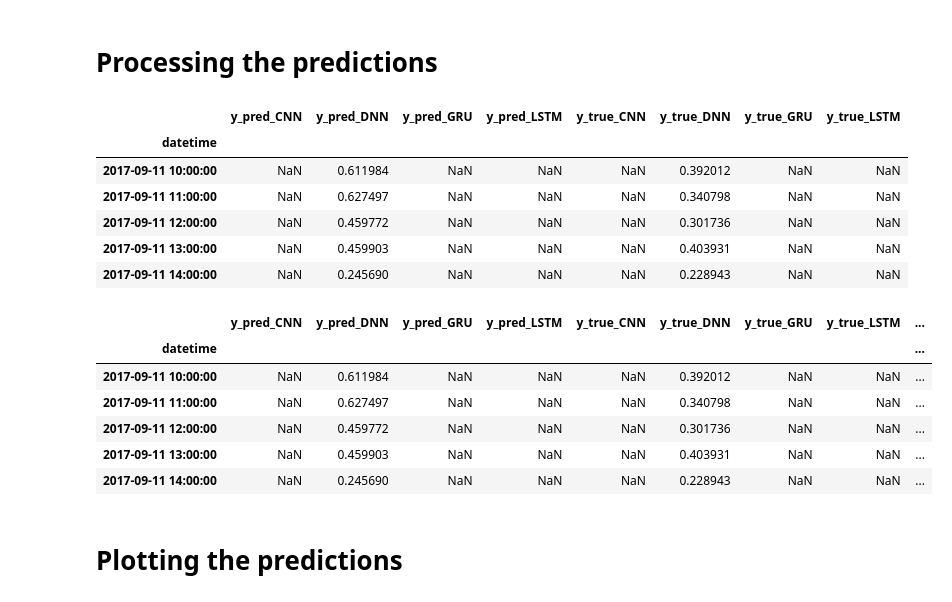
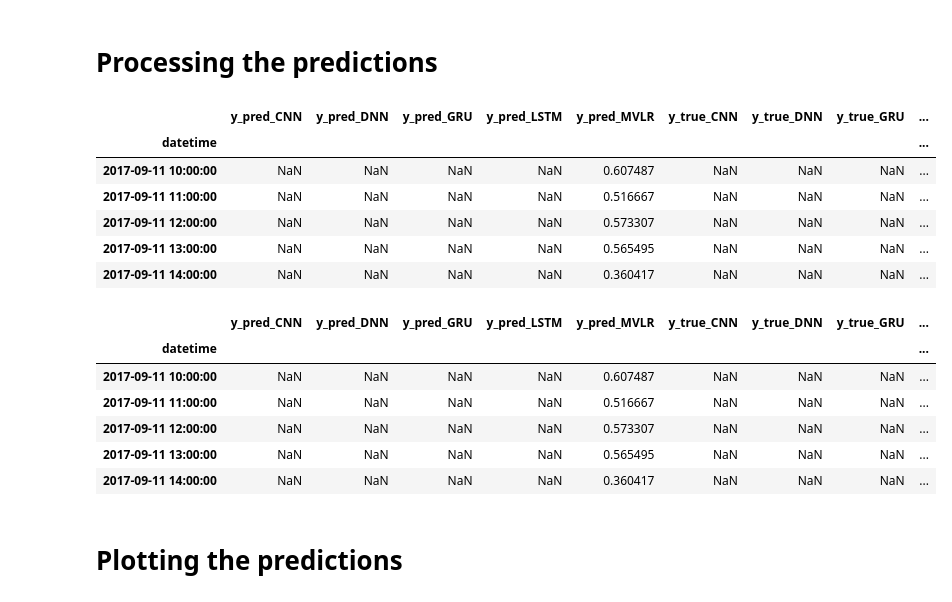
Before and after one commit to deKeijzer/Multivariate-time-series-models-in-Keras, a Jupyter notebook: notebooks/Model results.ipynb, the cells around one changed output. Cells and saved outputs as stored; diff of their text form; code cells hidden in the pictures.

```diff
--- a/notebooks/Model results.ipynb
+++ b/notebooks/Model results.ipynb
@@ -12,7 +12,7 @@ sns.set()
 # %% [markdown]
 # Loading the model predictions
 # %%
-models = ['DNN', 'LSTM', 'GRU', 'CNN'] # specify the model names
+models = ['MVLR', 'DNN', 'LSTM', 'GRU', 'CNN'] # specify the model names
 
 dfs = []
 for model in models:
@@ -35,27 +35,28 @@ To retain the current behavior and silence the warning, pass 'sort=True'.
 # %%
 df.head()
 # %% [output]
-|  | y_pred_CNN | y_pred_DNN | y_pred_GRU | y_pred_LSTM | y_true_CNN | y_true_DNN | y_true_GRU | y_true_LSTM |
-| datetime |  |  |  |  |  |  |  |  |
-| 2017-09-11 10:00:00 | NaN | 0.611984 | NaN | NaN | NaN | 0.392012 | NaN | NaN |
-| 2017-09-11 11:00:00 | NaN | 0.627497 | NaN | NaN | NaN | 0.340798 | NaN | NaN |
-| 2017-09-11 12:00:00 | NaN | 0.459772 | NaN | NaN | NaN | 0.301736 | NaN | NaN |
-| 2017-09-11 13:00:00 | NaN | 0.459903 | NaN | NaN | NaN | 0.403931 | NaN | NaN |
-| 2017-09-11 14:00:00 | NaN | 0.245690 | NaN | NaN | NaN | 0.228943 | NaN | NaN |
+|  | y_pred_CNN | y_pred_DNN | y_pred_GRU | y_pred_LSTM | y_pred_MVLR | y_true_CNN | y_true_DNN | y_true_GRU | ... |
+| datetime |  |  |  |  |  |  |  |  | ... |
+| 2017-09-11 10:00:00 | NaN | NaN | NaN | NaN | 0.607487 | NaN | NaN | NaN | ... |
+| 2017-09-11 11:00:00 | NaN | NaN | NaN | NaN | 0.516667 | NaN | NaN | NaN | ... |
+| 2017-09-11 12:00:00 | NaN | NaN | NaN | NaN | 0.573307 | NaN | NaN | NaN | ... |
+| 2017-09-11 13:00:00 | NaN | NaN | NaN | NaN | 0.565495 | NaN | NaN | NaN | ... |
+| 2017-09-11 14:00:00 | NaN | NaN | NaN | NaN | 0.360417 | NaN | NaN | NaN | ... |
 # %%
 # Calculate the difference between the y_true and y_pred per model
 for model in models:
     df['y_diff_'+model] = df['y_true_'+model] - df['y_pred_'+model]
+    df['y_diff_perc_'+model] = df['y_diff_'+model] / df['y_true_'+model] * 100
 
 df.head()
 # %% [output]
-|  | y_pred_CNN | y_pred_DNN | y_pred_GRU | y_pred_LSTM | y_true_CNN | y_true_DNN | y_true_GRU | y_true_LSTM | ... |
+|  | y_pred_CNN | y_pred_DNN | y_pred_GRU | y_pred_LSTM | y_pred_MVLR | y_true_CNN | y_true_DNN | y_true_GRU | ... |
 | datetime |  |  |  |  |  |  |  |  | ... |
-| 2017-09-11 10:00:00 | NaN | 0.611984 | NaN | NaN | NaN | 0.392012 | NaN | NaN | ... |
-| 2017-09-11 11:00:00 | NaN | 0.627497 | NaN | NaN | NaN | 0.340798 | NaN | NaN | ... |
-| 2017-09-11 12:00:00 | NaN | 0.459772 | NaN | NaN | NaN | 0.301736 | NaN | NaN | ... |
-| 2017-09-11 13:00:00 | NaN | 0.459903 | NaN | NaN | NaN | 0.403931 | NaN | NaN | ... |
-| 2017-09-11 14:00:00 | NaN | 0.245690 | NaN | NaN | NaN | 0.228943 | NaN | NaN | ... |
+| 2017-09-11 10:00:00 | NaN | NaN | NaN | NaN | 0.607487 | NaN | NaN | NaN | ... |
+| 2017-09-11 11:00:00 | NaN | NaN | NaN | NaN | 0.516667 | NaN | NaN | NaN | ... |
+| 2017-09-11 12:00:00 | NaN | NaN | NaN | NaN | 0.573307 | NaN | NaN | NaN | ... |
+| 2017-09-11 13:00:00 | NaN | NaN | NaN | NaN | 0.565495 | NaN | NaN | NaN | ... |
+| 2017-09-11 14:00:00 | NaN | NaN | NaN | NaN | 0.360417 | NaN | NaN | NaN | ... |
 # %%
 df = df.resample('D').sum()
 # %% [markdown]
```
Also changed, not shown: parts of 8 cells of this notebook, 4 other files.
